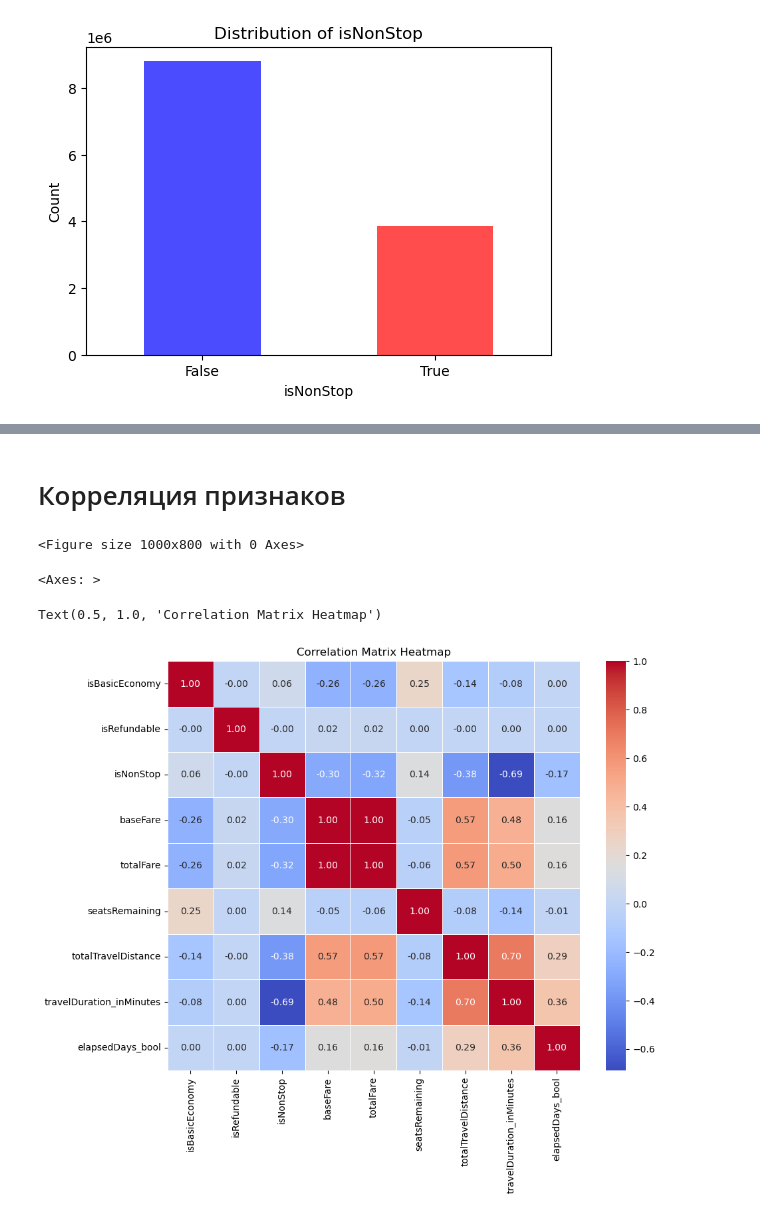
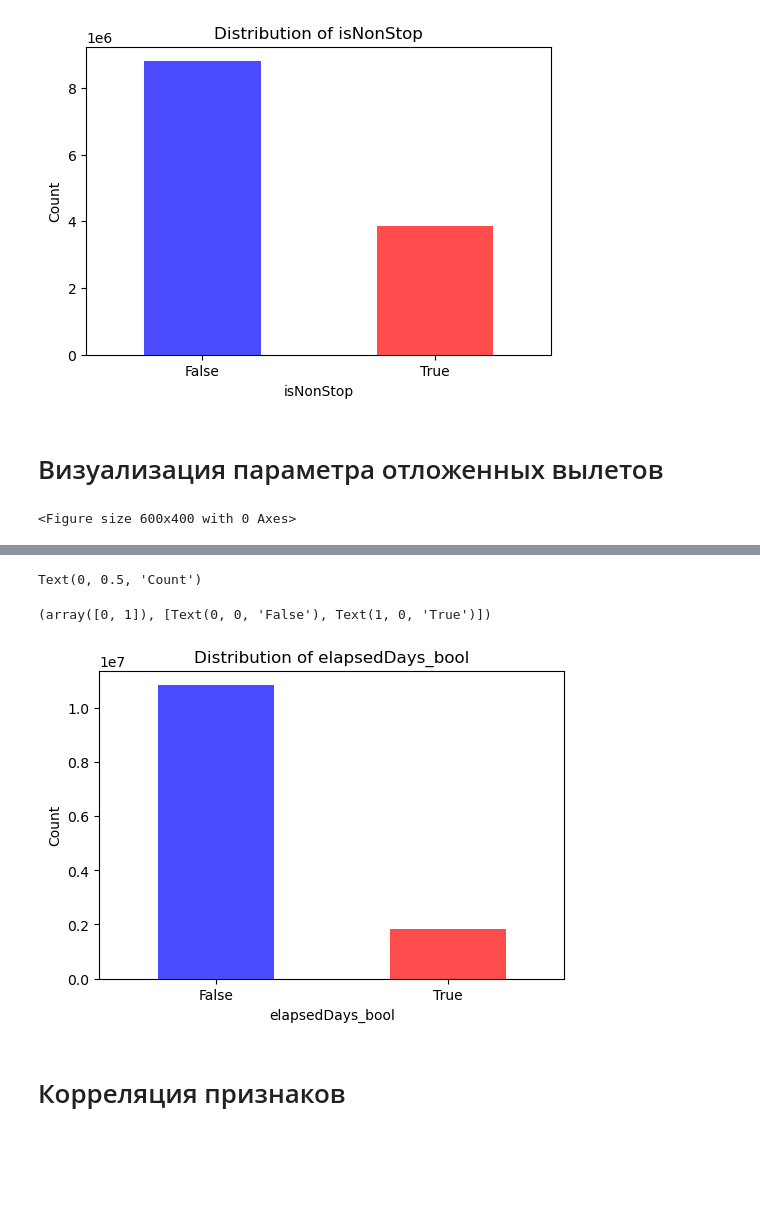
Before and after one commit to Scorpion259/SOBDLab1, a Jupyter notebook: Lab1.ipynb, the cells around one changed output, grey strips where cells are left out. Saved outputs shown, nothing was run; the diff lists cells and outputs as text; code cells hidden in the pictures; blank space fills up the shorter version.

```diff
--- a/Lab1.ipynb
+++ b/Lab1.ipynb
@@ -439,3 +452,19 @@ Text(0.5, 0, 'isNonStop')
 Text(0, 0.5, 'Count')
 (array([0, 1]), [Text(0, 0, 'False'), Text(1, 0, 'True')])
 [figure]
+# %% [markdown]
+# Визуализация параметра отложенных вылетов
+# %%
+# Преобразовываем PySpark DataFrame в Pandas DataFrame для визуализации
+pandas_df = df.select("elapsedDays_bool").toPandas()
+
+# Строим гистограмму
+plt.figure(figsize=(6, 4))
+pandas_df['elapsedDays_bool'].value_counts().plot(kind='bar', color=['blue', 'red'], alpha=0.7)
+plt.title('Distribution of elapsedDays_bool')
+plt.xlabel('elapsedDays_bool')
+plt.ylabel('Count')
+plt.xticks(rotation='horizontal')
+plt.show()
+# %% [output]
+<Figure size 600x400 with 0 Axes>
@@ -442,8 +474,11 @@ Text(0, 0.5, 'Count')
+Text(0, 0.5, 'Count')
+(array([0, 1]), [Text(0, 0, 'False'), Text(1, 0, 'True')])
+[figure, added]
 # %% [markdown]
 # Корреляция признаков
 # %%
 # Выбираем нужные колонки
-selected_columns = ["elapsedDays", "baseFare", "totalFare", "seatsRemaining", "totalTravelDistance", "travelDuration_inMinutes"]
+selected_columns = ["isBasicEconomy", "isRefundable", "isNonStop", "baseFare", "totalFare", "seatsRemaining", "totalTravelDistance", "travelDuration_inMinutes", "elapsedDays_bool"]
 
 # Подсчет корреляции
 correlation_matrix = df.toPandas().corr()
@@ -453,8 +488,3 @@ plt.figure(figsize=(10, 8))
 sns.heatmap(correlation_matrix, annot=True, cmap="coolwarm", fmt=".2f", linewidths=.5)
 plt.title('Correlation Matrix Heatmap')
 plt.show()
-# %% [output]
-<Figure size 1000x800 with 0 Axes>
-<Axes: >
-Text(0.5, 1.0, 'Correlation Matrix Heatmap')
-[figure, removed]
```
Also changed, not shown: parts of 5 cells of this notebook, 1 other file.
